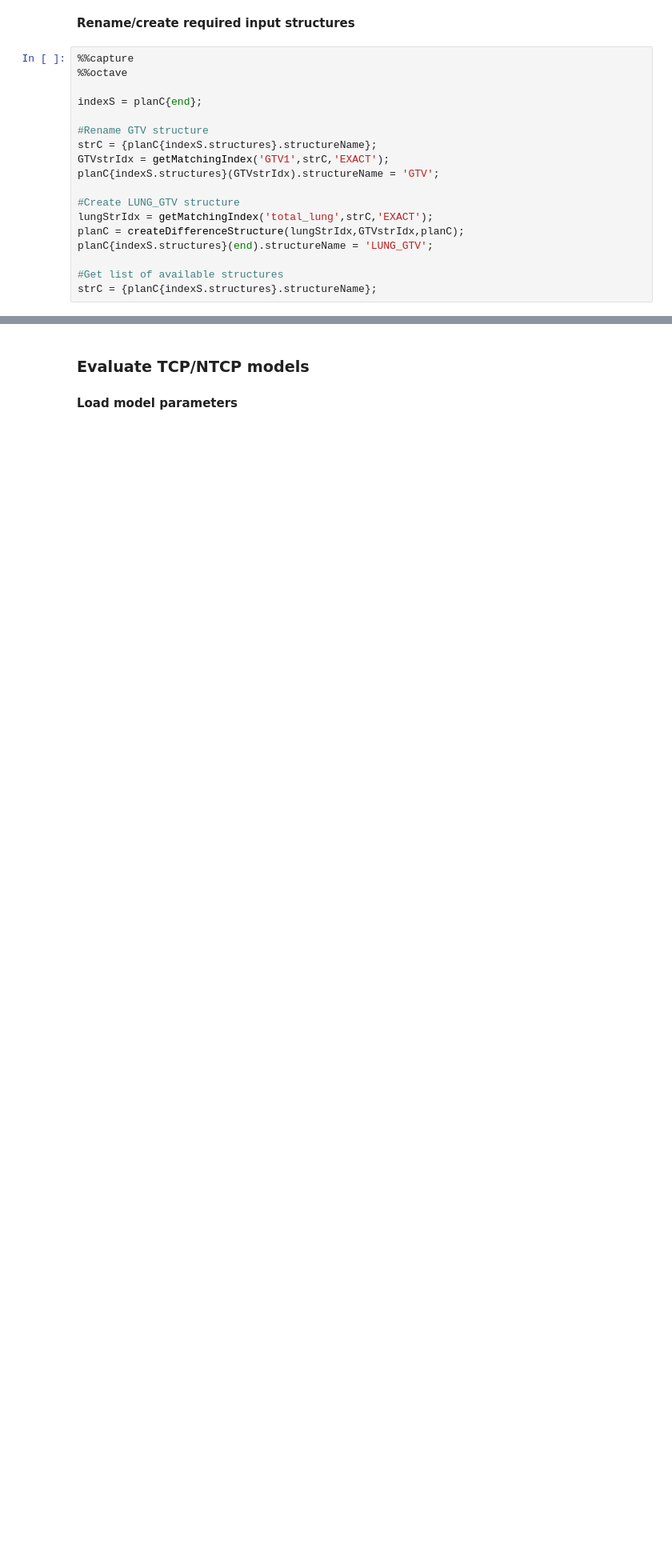
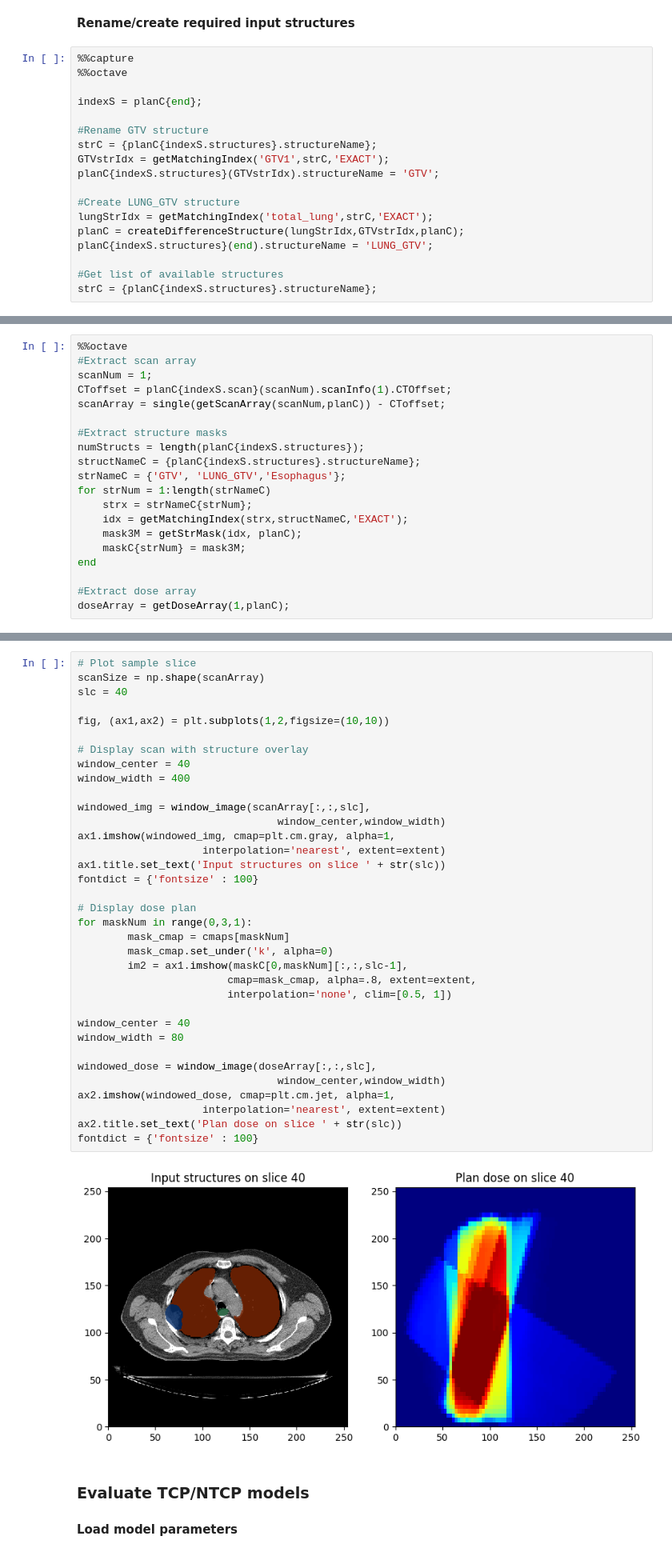
Before and after one commit to stratis-forge/roe-workflows, a Jupyter notebook: demo_ROE_normal_tissue_and_tumor_response_curves.ipynb, the cells around one changed output, grey strips where cells are left out. Shown at 80% size. Saved outputs shown, nothing was run; the diff lists cells and outputs as text; blank space fills up the shorter version.

```diff
--- a/demo_ROE_normal_tissue_and_tumor_response_curves.ipynb
+++ b/demo_ROE_normal_tissue_and_tumor_response_curves.ipynb
@@ -123,0 +123,20 @@ strC = {planC{indexS.structures}.structureName};
+# %%
+%%octave
+#Extract scan array
+scanNum = 1;
+CToffset = planC{indexS.scan}(scanNum).scanInfo(1).CTOffset;
+scanArray = single(getScanArray(scanNum,planC)) - CToffset;
+
+#Extract structure masks
+numStructs = length(planC{indexS.structures});
+structNameC = {planC{indexS.structures}.structureName};
+strNameC = {'GTV', 'LUNG_GTV','Esophagus'};
+for strNum = 1:length(strNameC)
+    strx = strNameC{strNum};
+    idx = getMatchingIndex(strx,structNameC,'EXACT');
+    mask3M = getStrMask(idx, planC);
+    maskC{strNum} = mask3M;
+end
+
+#Extract dose array
+doseArray = getDoseArray(1,planC);
@@ -124,3 +169,40 @@ strC = {planC{indexS.structures}.structureName};
+# %%
+# Plot sample slice
+scanSize = np.shape(scanArray)
+slc = 40
+
+fig, (ax1,ax2) = plt.subplots(1,2,figsize=(10,10))
+
+# Display scan with structure overlay
+window_center = 40
+window_width = 400
+
+windowed_img = window_image(scanArray[:,:,slc],
+                                window_center,window_width)
+ax1.imshow(windowed_img, cmap=plt.cm.gray, alpha=1,
+                    interpolation='nearest', extent=extent)
+ax1.title.set_text('Input structures on slice ' + str(slc))
+fontdict = {'fontsize' : 100}
+
+# Display dose plan
+for maskNum in range(0,3,1):
+        mask_cmap = cmaps[maskNum]
+        mask_cmap.set_under('k', alpha=0)
+        im2 = ax1.imshow(maskC[0,maskNum][:,:,slc-1],
+                        cmap=mask_cmap, alpha=.8, extent=extent,
+                        interpolation='none', clim=[0.5, 1])
+
+window_center = 40
+window_width = 80
+
+windowed_dose = window_image(doseArray[:,:,slc],
+                                window_center,window_width)
+ax2.imshow(windowed_dose, cmap=plt.cm.jet, alpha=1,
+                    interpolation='nearest', extent=extent)
+ax2.title.set_text('Plan dose on slice ' + str(slc))
+fontdict = {'fontsize' : 100}
+# %% [output]
+[figure, added]
 # %% [markdown]
 ### Evaluate TCP/NTCP models
 # %% [markdown]
```
Also changed, not shown: parts of 20 cells of this notebook.
